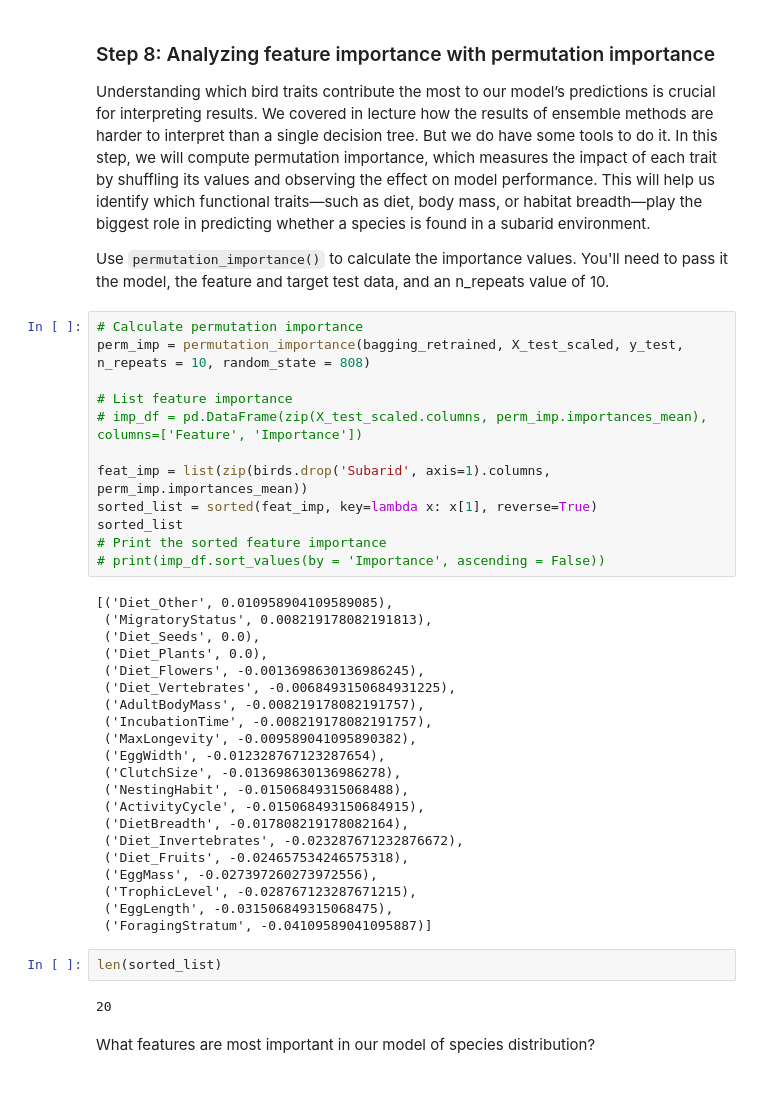
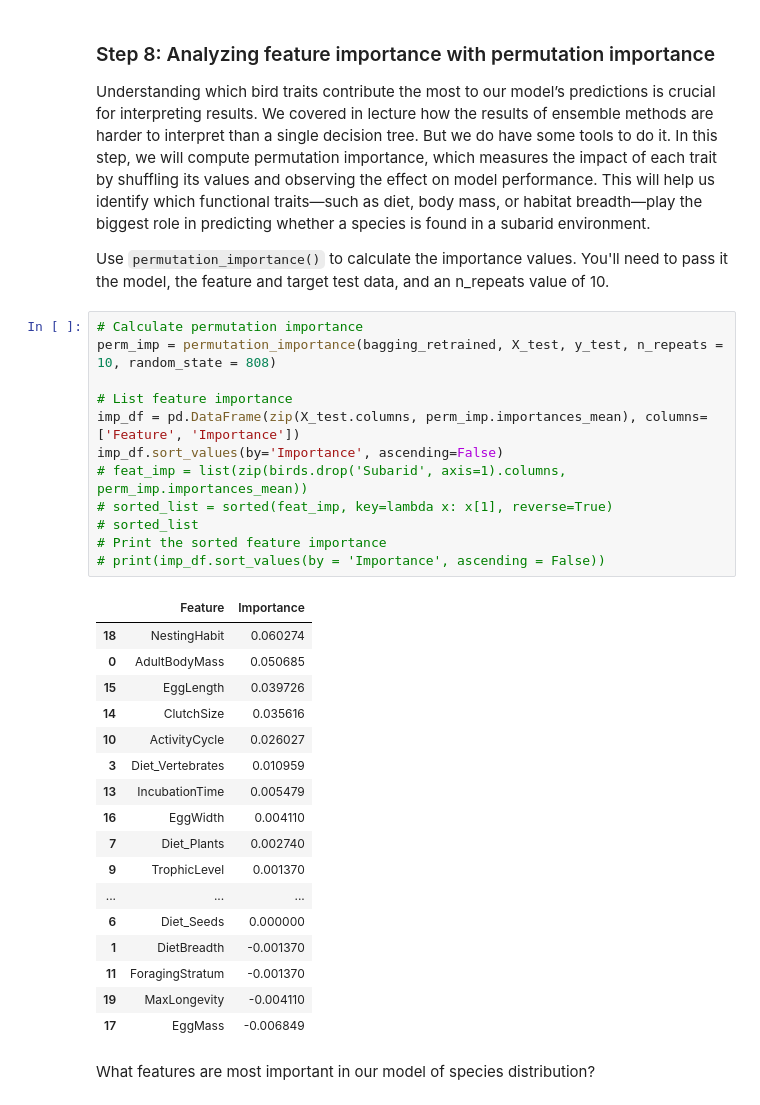
Before and after one commit to haylee360/EDS232-labs, a Jupyter notebook: Week5/lab5-birds.ipynb, the cells around one changed output. Drawn from its saved outputs; the diff is of its cells as text.

```diff
--- a/Week5/lab5-birds.ipynb
+++ b/Week5/lab5-birds.ipynb
@@ -295,41 +353,34 @@ Understanding which bird traits contribute the most to our model’s predictions
 Use `permutation_importance()` to calculate the importance values.  You'll need to pass it the model, the feature and target test data, and an n_repeats value of 10.
 # %%
 # Calculate permutation importance
-perm_imp = permutation_importance(bagging_retrained, X_test_scaled, y_test, n_repeats = 10, random_state = 808)
+perm_imp = permutation_importance(bagging_retrained, X_test, y_test, n_repeats = 10, random_state = 808)
 
 # List feature importance
-# imp_df = pd.DataFrame(zip(X_test_scaled.columns, perm_imp.importances_mean), columns=['Feature', 'Importance'])
-
-feat_imp = list(zip(birds.drop('Subarid', axis=1).columns, perm_imp.importances_mean))
-sorted_list = sorted(feat_imp, key=lambda x: x[1], reverse=True)
-sorted_list
+imp_df = pd.DataFrame(zip(X_test.columns, perm_imp.importances_mean), columns=['Feature', 'Importance'])
+imp_df.sort_values(by='Importance', ascending=False)
+# feat_imp = list(zip(birds.drop('Subarid', axis=1).columns, perm_imp.importances_mean))
+# sorted_list = sorted(feat_imp, key=lambda x: x[1], reverse=True)
+# sorted_list
 # Print the sorted feature importance
 # print(imp_df.sort_values(by = 'Importance', ascending = False))
 # %% [output]
-[('Diet_Other', 0.010958904109589085),
- ('MigratoryStatus', 0.008219178082191813),
- ('Diet_Seeds', 0.0),
- ('Diet_Plants', 0.0),
- ('Diet_Flowers', -0.0013698630136986245),
- ('Diet_Vertebrates', -0.0068493150684931225),
- ('AdultBodyMass', -0.008219178082191757),
- ('IncubationTime', -0.008219178082191757),
- ('MaxLongevity', -0.009589041095890382),
- ('EggWidth', -0.012328767123287654),
- ('ClutchSize', -0.013698630136986278),
- ('NestingHabit', -0.01506849315068488),
- ('ActivityCycle', -0.015068493150684915),
- ('DietBreadth', -0.017808219178082164),
- ('Diet_Invertebrates', -0.023287671232876672),
- ('Diet_Fruits', -0.024657534246575318),
- ('EggMass', -0.027397260273972556),
- ('TrophicLevel', -0.028767123287671215),
- ('EggLength', -0.031506849315068475),
- ('ForagingStratum', -0.04109589041095887)]
+|  | Feature | Importance |
+| 18 | NestingHabit | 0.060274 |
+| 0 | AdultBodyMass | 0.050685 |
+| 15 | EggLength | 0.039726 |
+| 14 | ClutchSize | 0.035616 |
+| 10 | ActivityCycle | 0.026027 |
+| 3 | Diet_Vertebrates | 0.010959 |
+| 13 | IncubationTime | 0.005479 |
+| 16 | EggWidth | 0.004110 |
+| 7 | Diet_Plants | 0.002740 |
+| 9 | TrophicLevel | 0.001370 |
+| ... | ... | ... |
+| 6 | Diet_Seeds | 0.000000 |
+| 1 | DietBreadth | -0.001370 |
+| 11 | ForagingStratum | -0.001370 |
+| 19 | MaxLongevity | -0.004110 |
+| 17 | EggMass | -0.006849 |
-# %%
-len(sorted_list)
-# %% [output]
-20
 # %% [markdown]
 What features are most important in our model of species distribution?
 # %% [markdown]
```
Also changed, not shown: parts of 15 cells of this notebook, 1 other file.
